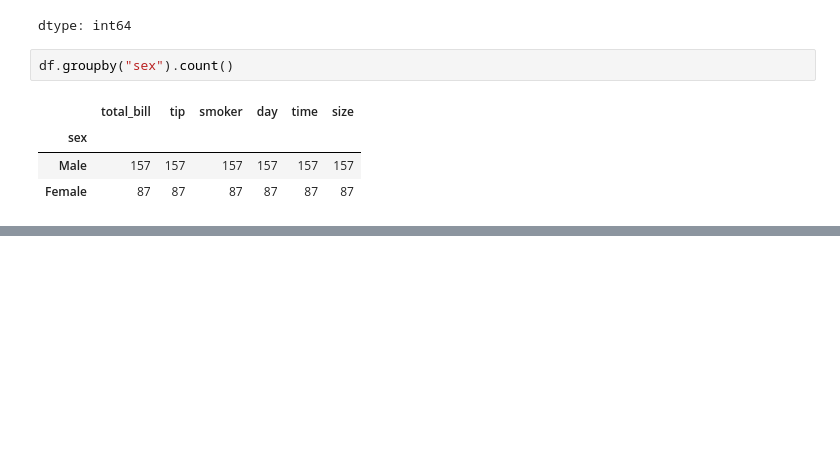
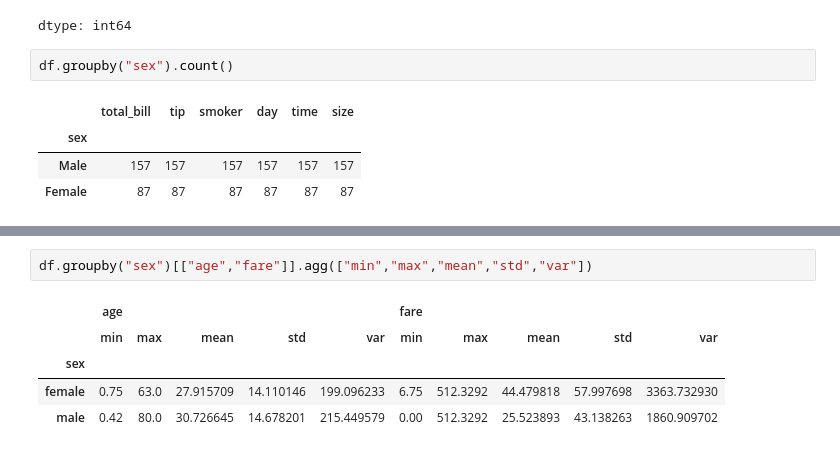
Before and after one commit to jyotish123-hub/Data-Visualization, a Jupyter notebook: 11sep.ipynb, the cells around one changed output, grey strips where cells are left out. Cells and saved outputs as stored; diff of their text form; blank space fills up the shorter version.

```diff
--- a/11sep.ipynb
+++ b/11sep.ipynb
@@ -27,0 +51,8 @@ df.groupby("sex").count()
+# %%
+df.groupby("sex")[["age","fare"]].agg(["min","max","mean","std","var"])
+# %% [output]
+|  | age |  |  |  |  | fare |  |  |  |  |
+|  | min | max | mean | std | var | min | max | mean | std | var |
+| sex |  |  |  |  |  |  |  |  |  |  |
+| female | 0.75 | 63.0 | 27.915709 | 14.110146 | 199.096233 | 6.75 | 512.3292 | 44.479818 | 57.997698 | 3363.732930 |
+| male | 0.42 | 80.0 | 30.726645 | 14.678201 | 215.449579 | 0.00 | 512.3292 | 25.523893 | 43.138263 | 1860.909702 |
```
Also changed, not shown: parts of 9 cells of this notebook.
